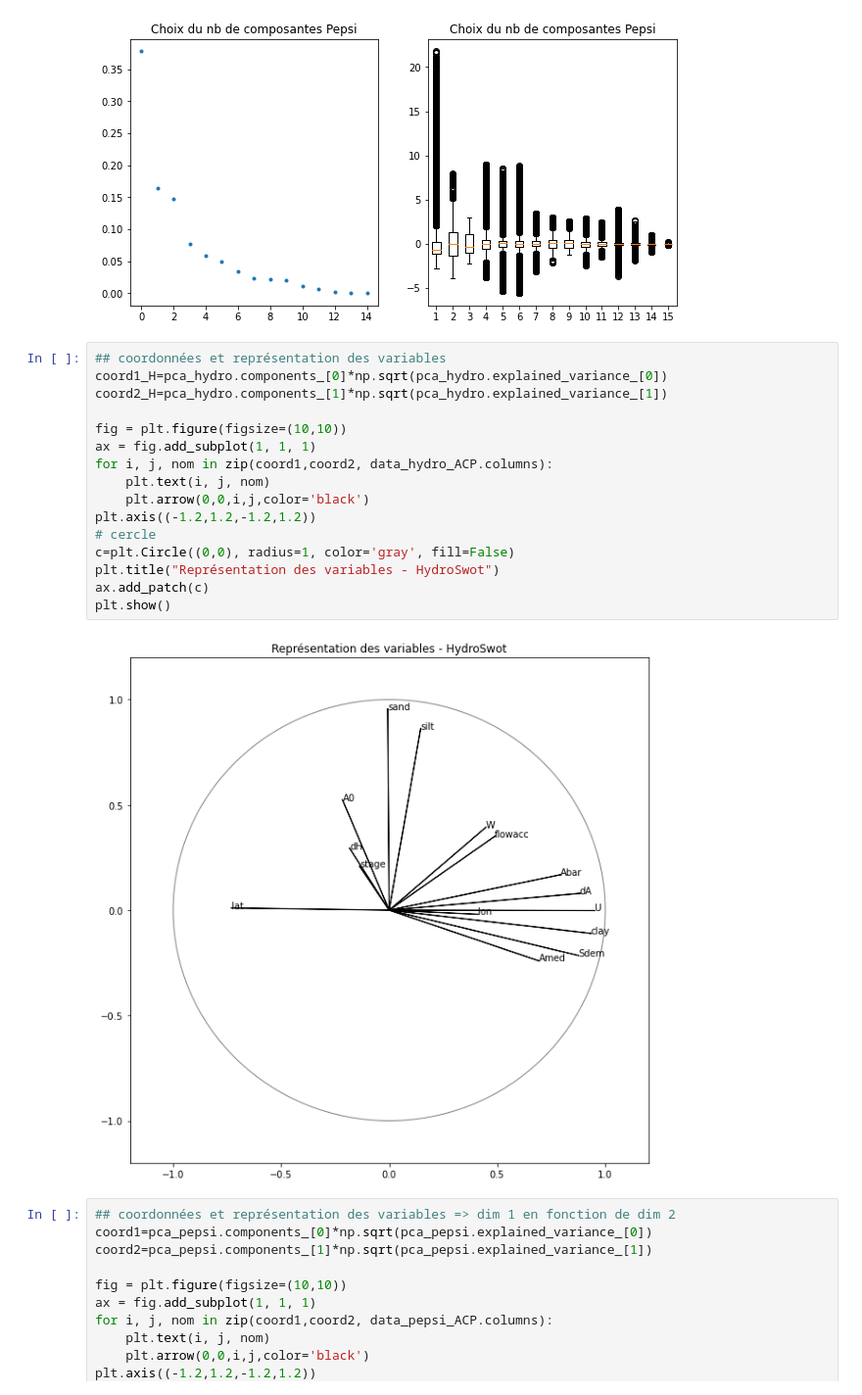
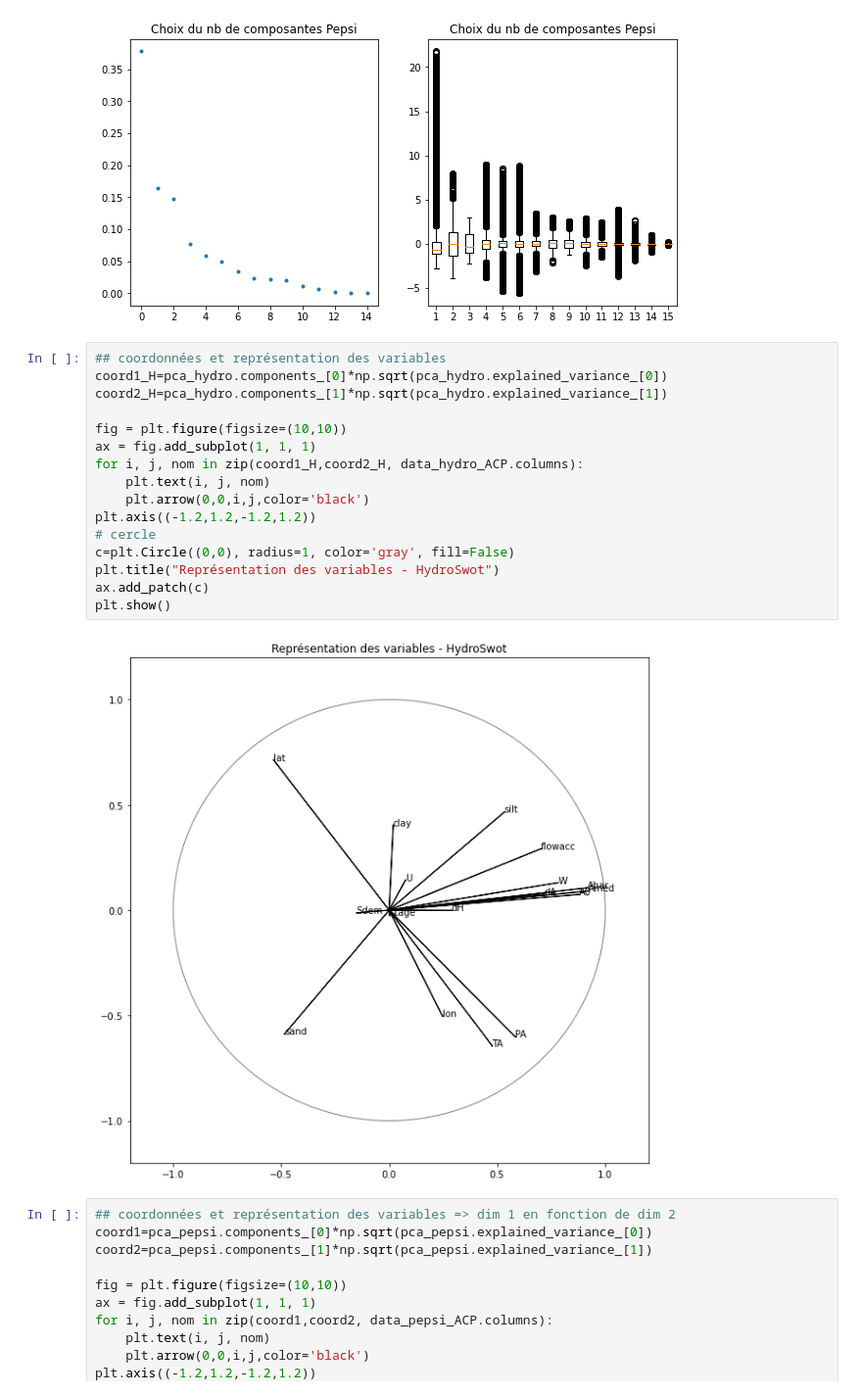
Before and after one commit to scastets/Projet4MA_Hydrologie, a Jupyter notebook: Notebooks/Projet4MA.ipynb, the cells around one changed output. Shown at 98% size. Cells and saved outputs as stored; diff of their text form.

```diff
--- a/Notebooks/Projet4MA.ipynb
+++ b/Notebooks/Projet4MA.ipynb
@@ -350,21 +333,21 @@ plt.show()
 # %%
 ## coordonnées et représentation des variables
 coord1_H=pca_hydro.components_[0]*np.sqrt(pca_hydro.explained_variance_[0])
 coord2_H=pca_hydro.components_[1]*np.sqrt(pca_hydro.explained_variance_[1])
 
 fig = plt.figure(figsize=(10,10))
 ax = fig.add_subplot(1, 1, 1)
-for i, j, nom in zip(coord1,coord2, data_hydro_ACP.columns):
+for i, j, nom in zip(coord1_H,coord2_H, data_hydro_ACP.columns):
     plt.text(i, j, nom)
     plt.arrow(0,0,i,j,color='black')
 plt.axis((-1.2,1.2,-1.2,1.2))
 # cercle
 c=plt.Circle((0,0), radius=1, color='gray', fill=False)
 plt.title("Représentation des variables - HydroSwot")
 ax.add_patch(c)
 plt.show()
 # %% [output]
-[figure, old version]
+[figure, new version]
 # %%
 ## coordonnées et représentation des variables => dim 1 en fonction de dim 2
 coord1=pca_pepsi.components_[0]*np.sqrt(pca_pepsi.explained_variance_[0])
```
Also changed, not shown: parts of 31 cells of this notebook.
